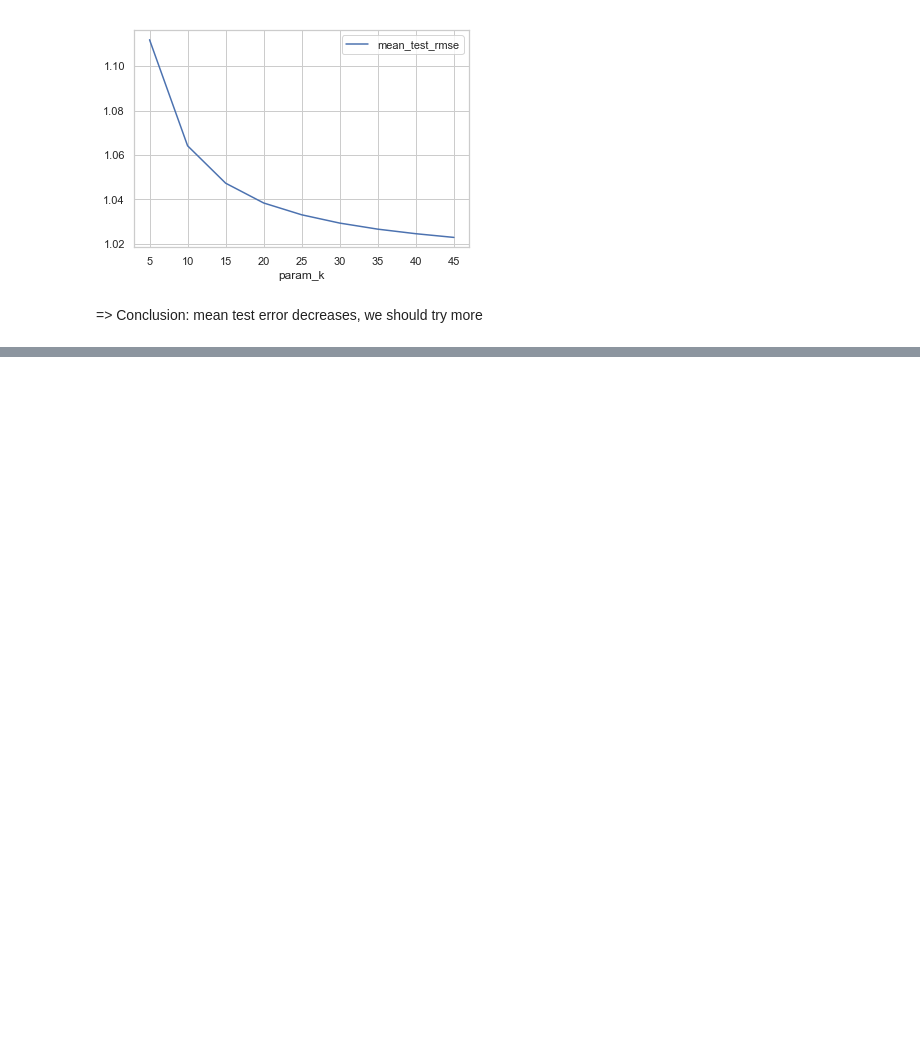
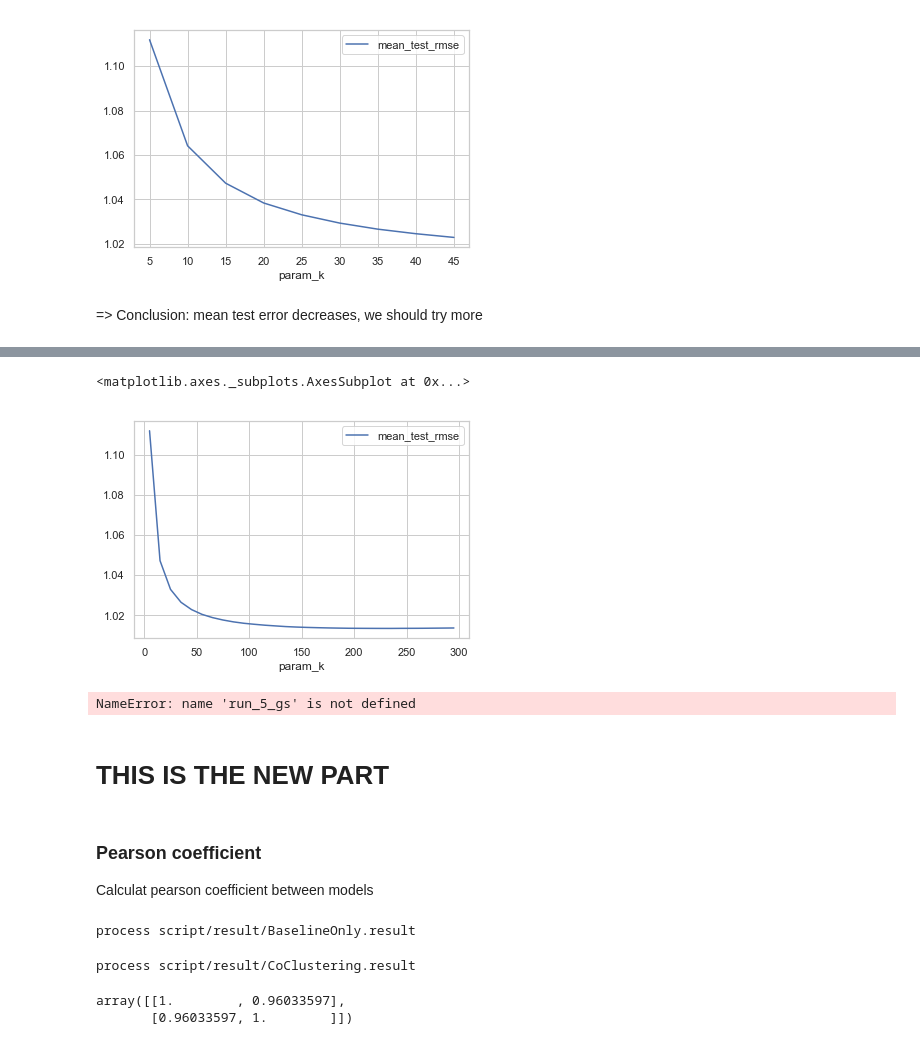
Before and after one commit to justcho5/ml_projects, a Jupyter notebook: project2/AnalyzeResult.ipynb, the cells around one changed output, grey strips where cells are left out. Cells and saved outputs as stored; diff of their text form; code cells hidden in the pictures; blank space fills up the shorter version.

Commit message:
added pearson correlation
Signed-off-by: Kirusanth Poopalasingam <code@kiru.io>

```diff
--- a/project2/AnalyzeResult.ipynb
+++ b/project2/AnalyzeResult.ipynb
@@ -301,0 +293,40 @@ results_df[results_df.param_min_k == 2].plot.line(x='param_k', y=['mean_test_rms
+# %%
+run_5_gs = pickle.load(open('run_6_knn/GridSearch_KNNBasic.result2', 'rb'))
+results_df = pd.DataFrame.from_dict(run_5_gs.cv_results)
+# %%
+results_df.plot.line(x='param_k', y=['mean_test_rmse'])
+# %% [output]
+<matplotlib.axes._subplots.AxesSubplot at 0x...>
+[figure, added]
+# %%
+algo = run_5_gs.best_estimator['rmse']
+algo.fit(data_input.build_full_trainset())
+x = s.create_submission_file(algo, output_file='run_6_knn/submission.csv')
+# %% [output]
+NameError: name 'run_5_gs' is not defined
+# %% [markdown]
+# THIS IS THE NEW PART
+# %% [markdown]
+### Pearson coefficient
+
+Calculat pearson coefficient between models
+# %%
+paths = ["script/result/BaselineOnly.result",
+         "script/result/CoClustering.result"]
+
+predictions = []
+for each_file in paths:
+    print("process", each_file)
+    result_BaselineOnly = pickle.load(open(each_file, "rb" ))
+    best = min(list(map(lambda x: x[0], result_BaselineOnly)), key=lambda x: x[0].rmse)[0]
+    all_pred = s.create_predictions(best.algo)
+    pred = list(map(lambda x: x[2], all_pred))
+    predictions.append(pred)
+# %% [output]
+process script/result/BaselineOnly.result
+process script/result/CoClustering.result
+# %%
+np.corrcoef(predictions)
+# %% [output]
+array([[1.        , 0.96033597],
+       [0.96033597, 1.        ]])
```
Also changed, not shown: parts of 7 cells of this notebook.
